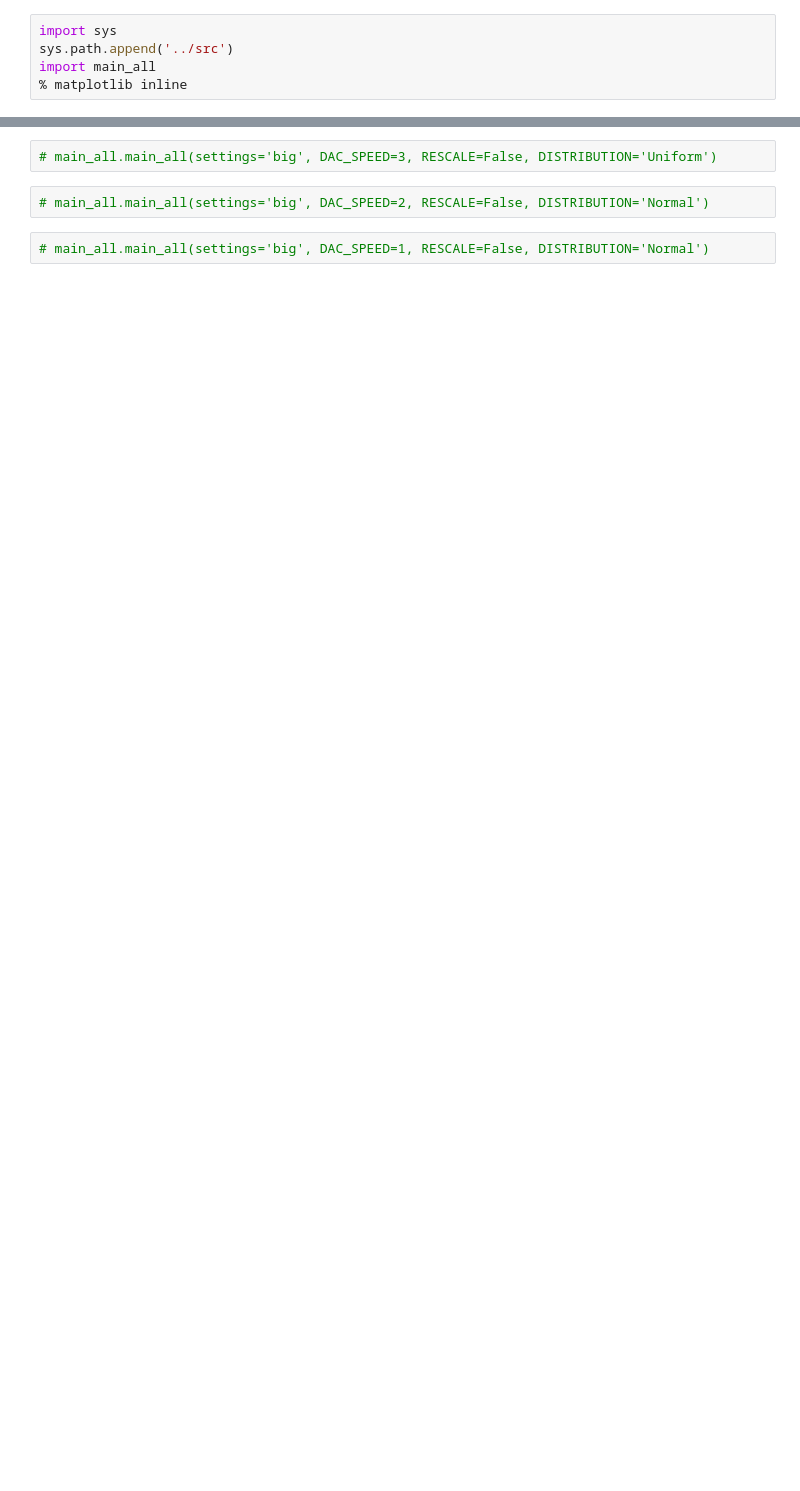
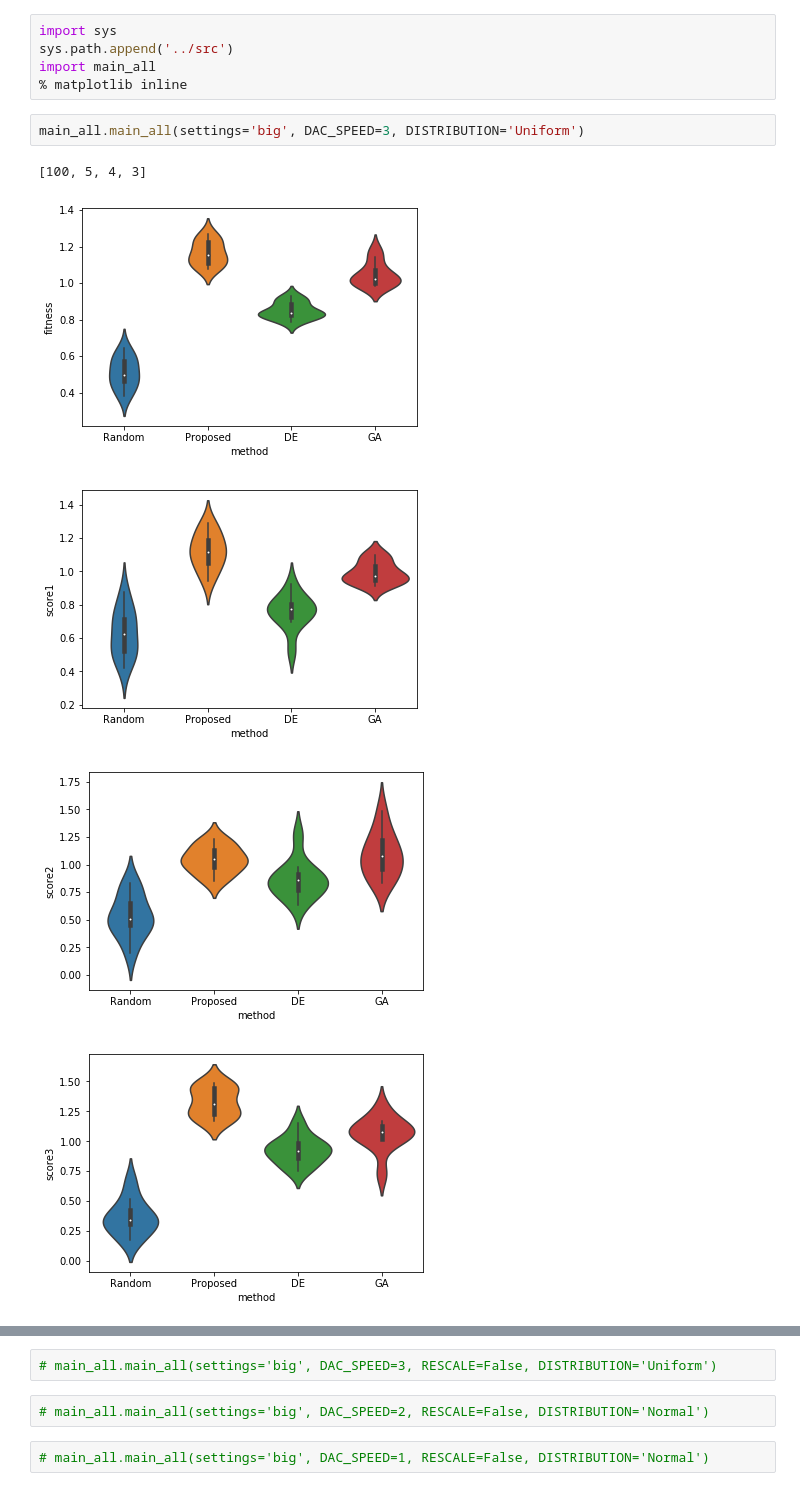
Before and after one commit to omid55/multi_team_formation, a Jupyter notebook: codes/notebooks/runs_of_main_all-bigproblems.ipynb, the cells around one changed output, grey strips where cells are left out. Drawn from its saved outputs; the diff is of its cells as text; blank space fills up the shorter version.

```diff
--- a/codes/notebooks/runs_of_main_all-bigproblems.ipynb
+++ b/codes/notebooks/runs_of_main_all-bigproblems.ipynb
@@ -3,3 +3,11 @@ import sys
 sys.path.append('../src')
 import main_all
 % matplotlib inline
+# %%
+main_all.main_all(settings='big', DAC_SPEED=3, DISTRIBUTION='Uniform')
+# %% [output]
+[100, 5, 4, 3]
+[figure, added]
+[figure, added]
+[figure, added]
+[figure, added]
```
Also changed, not shown: parts of 2 cells of this notebook, 7 other files.
